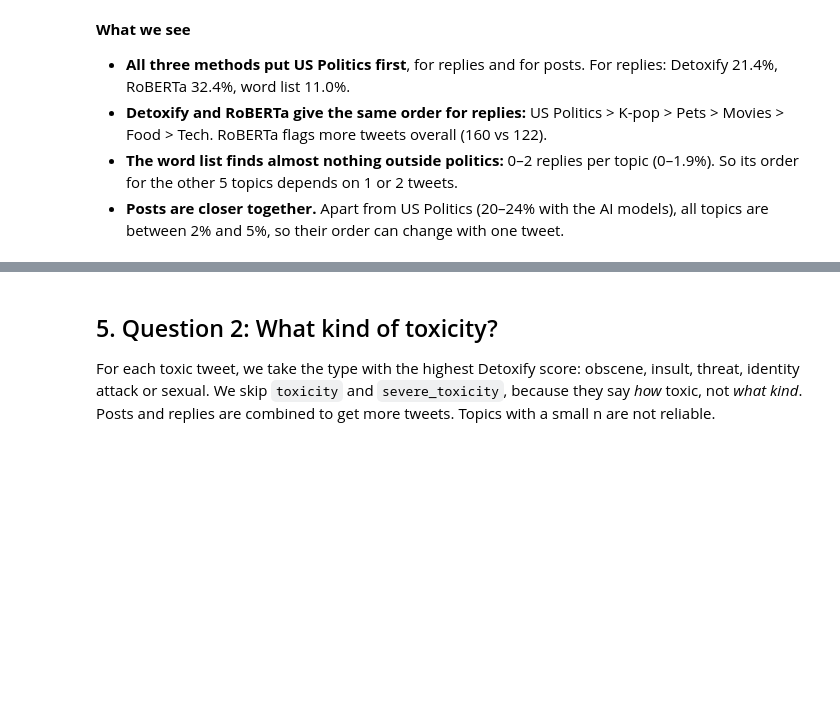
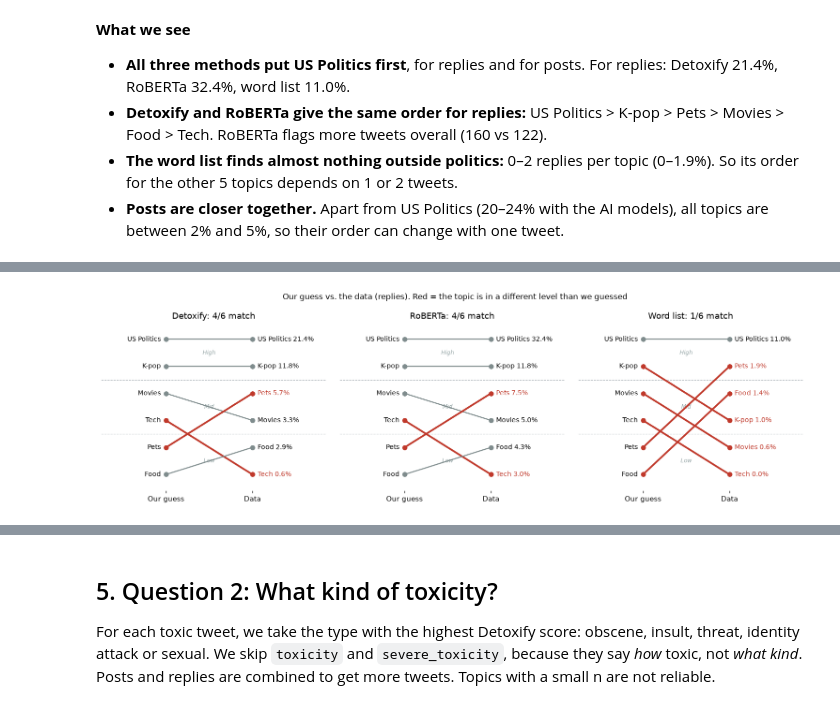
Before and after one commit to SuperSonicBoomEX/toxic-scrape, a Jupyter notebook: toxicity_analysis.ipynb, the cells around one changed output, grey strips where cells are left out. Saved outputs shown, nothing was run; the diff lists cells and outputs as text; code cells hidden in the pictures; blank space fills up the shorter version.

```diff
--- a/toxicity_analysis.ipynb
+++ b/toxicity_analysis.ipynb
@@ -421 +473,37 @@ plt.show()
+# %%
+# Slope chart: our guess (left) vs. the data (right), replies.
+# Dashed lines = the 2/2/2 cut (High / Mid / Low). Red line = the topic changed level.
+reply = scored[scored["type"] == "reply"]
+fig, axes = plt.subplots(1, 3, figsize=(14, 4.3), sharey=True)
+for ax, (name, col) in zip(axes, methods.items()):
+    pct = reply.groupby("topic")[col].mean().reindex(TOPIC_ORDER) * 100
+    levels = to_levels(pct)
+    left = {t: i for i, t in enumerate(TOPIC_ORDER)}       # TOPIC_ORDER is already High, High, Mid, Mid, Low, Low
+    right = {t: i for i, t in enumerate(levels.index)}     # most toxic first
+    for t in TOPIC_ORDER:
+        same = levels[t] == GUESS[t]
+        ax.plot([0, 1], [left[t], right[t]], "-o", lw=1.5 if same else 2.5,
+                color="#7f8c8d" if same else "#c0392b", zorder=3)
+        ax.text(-0.06, left[t], TOPIC_NAME[t], ha="right", va="center", fontsize=9)
+        ax.text(1.06, right[t], f"{TOPIC_NAME[t]} {pct[t]:.1f}%", ha="left", va="center", fontsize=9,
+                color="black" if same else "#c0392b")
+    for y in [1.5, 3.5]:
+        ax.axhline(y, ls="--", lw=0.8, color="#bdc3c7", zorder=1)
+    for y, lvl in [(0.5, "High"), (2.5, "Mid"), (4.5, "Low")]:
+        ax.text(0.5, y, lvl, ha="center", va="center", fontsize=8, color="#95a5a6", style="italic",
+                bbox={"facecolor": "white", "edgecolor": "none", "pad": 1}, zorder=2)
+    ax.set_xlim(-0.75, 1.85)
+    ax.set_xticks([0, 1], ["Our guess", "Data"])
+    ax.set_title(f"{name}: {n_match(levels)}/6 match")
+    ax.tick_params(left=False)
+    for side in ["left", "bottom"]:
+        ax.spines[side].set_visible(False)
+axes[0].set_ylim(5.6, -0.6)
+axes[0].set_yticks([])
+fig.suptitle("Our guess vs. the data (replies). Red = the topic is in a different level than we guessed", fontsize=11)
+plt.tight_layout()
+plt.savefig(FIG / "fig2_guess_vs_data.png", bbox_inches="tight")
+plt.show()
+# %% [output]
+[figure, added]
 # %% [markdown]
```
Also changed, not shown: parts of 32 cells of this notebook, 1 other file.
